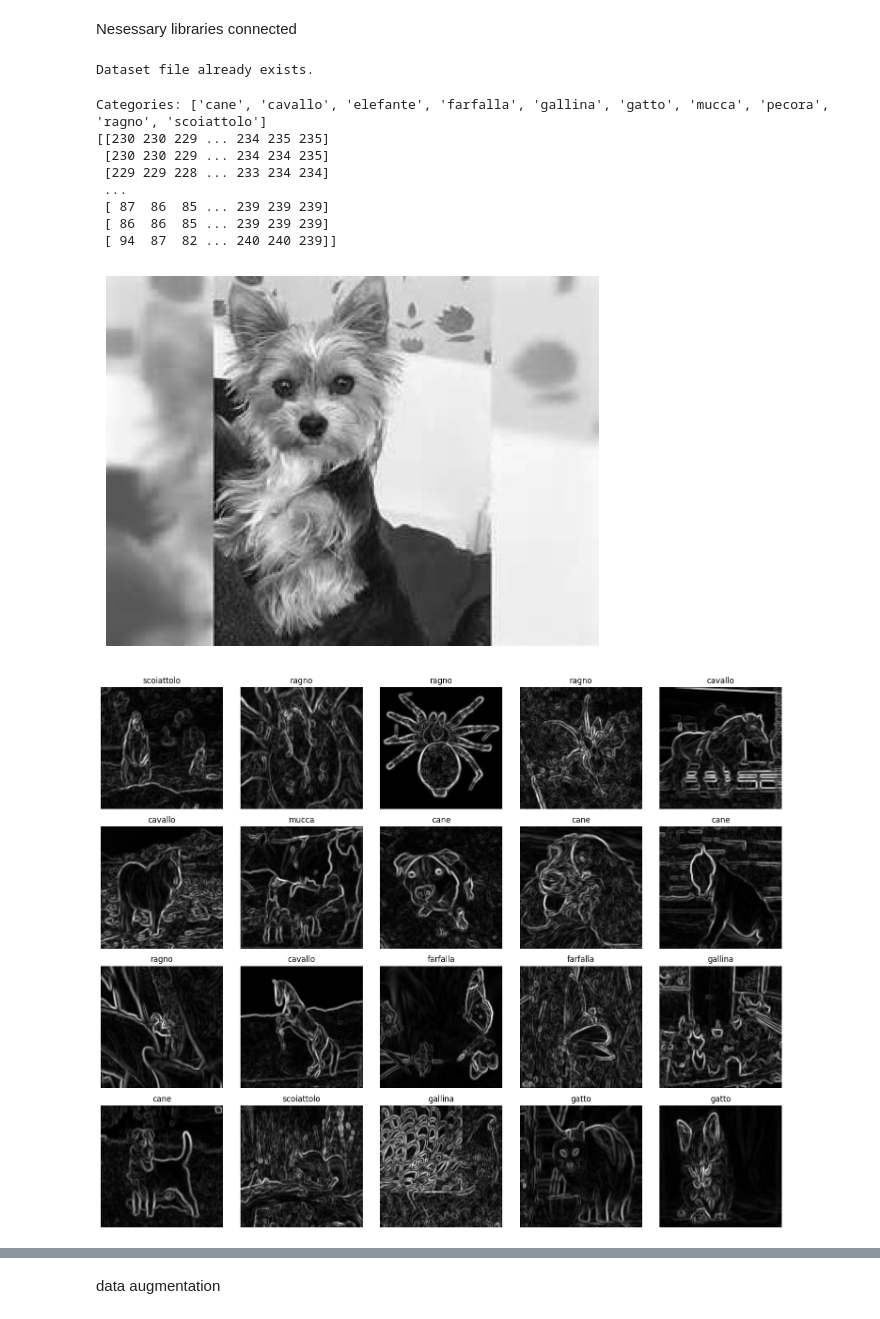
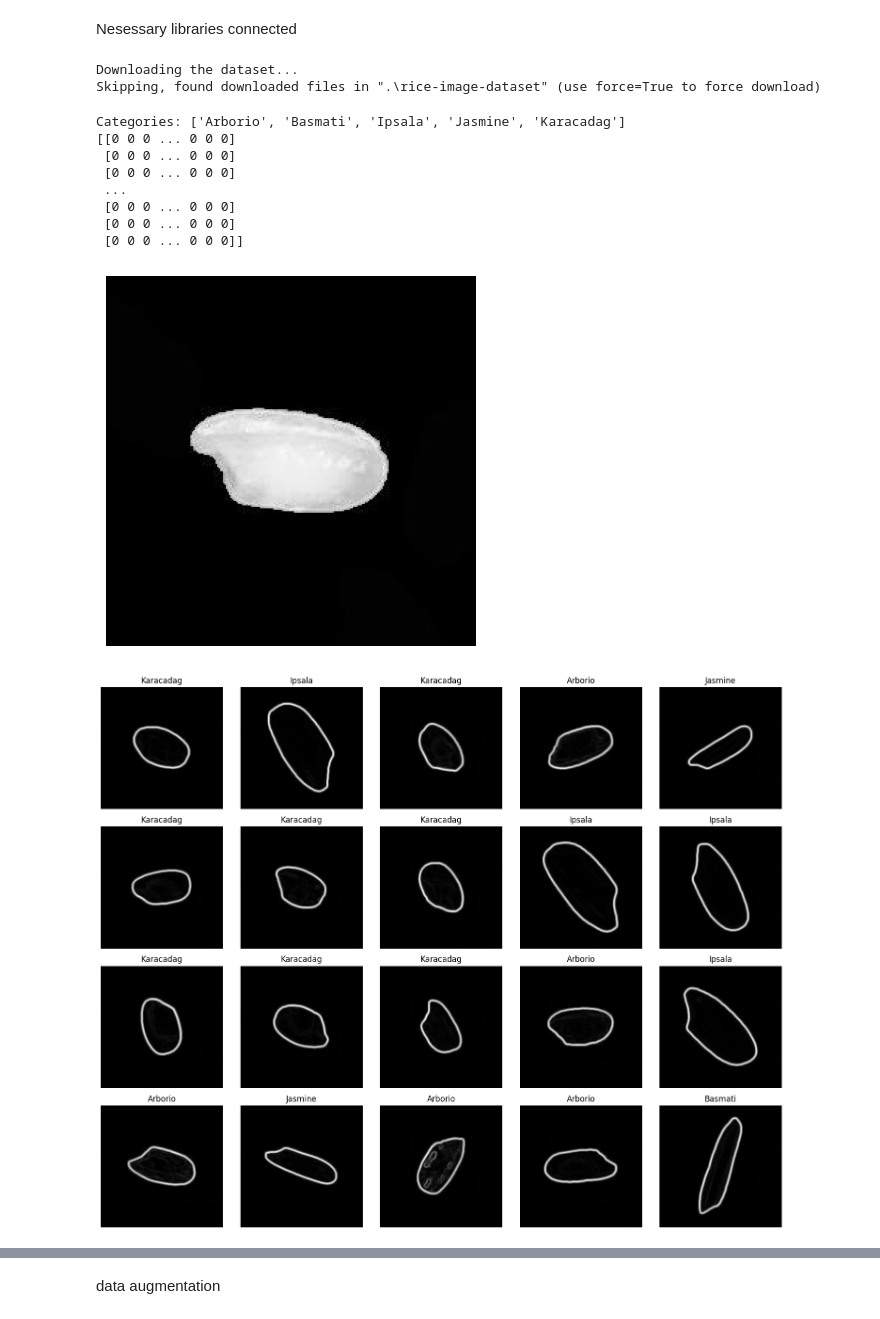
Before and after one commit to ItzInten/Image_Processing, a Jupyter notebook: ImageProcessing.ipynb, the cells around one changed output, grey strips where cells are left out. Saved outputs shown, nothing was run; the diff lists cells and outputs as text; code cells hidden in the pictures.

```diff
--- a/ImageProcessing.ipynb
+++ b/ImageProcessing.ipynb
@@ -10,41 +10,42 @@ import tensorflow as tf
 import random
 import opendatasets as od
 # %%
-filename = "animals10"
+filename = "Rice_Image_Dataset"
 if not os.path.exists(filename):
     print("Downloading the dataset...")
-    od.download("https://www.kaggle.com/datasets/alessiocorrado99/animals10")
+    od.download("https://www.kaggle.com/datasets/muratkokludataset/rice-image-dataset?select=Rice_Image_Dataset")
 else:
     print("Dataset file already exists.")
 # %% [output]
-Dataset file already exists.
+Downloading the dataset...
+Skipping, found downloaded files in ".\rice-image-dataset" (use force=True to force download)
 # %%
-directory = 'animals10/raw-img'
+directory = 'rice-image-dataset/Rice_Image_Dataset'
 
 categories = [folder for folder in os.listdir(directory) if os.path.isdir(os.path.join(directory, folder))]
 
 print("Categories:", categories)
 
 for cl in categories:
     path = os.path.join(directory, cl)
     for img_path in os.listdir(path):
         img = cv2.imread(os.path.join(path, img_path), cv2.IMREAD_GRAYSCALE)
         plt.imshow(img, cmap="gray")
         plt.axis('off')
         break
     break
 
 print(img)
 # %% [output]
-Categories: ['cane', 'cavallo', 'elefante', 'farfalla', 'gallina', 'gatto', 'mucca', 'pecora', 'ragno', 'scoiattolo']
-[[230 230 229 ... 234 235 235]
- [230 230 229 ... 234 234 235]
- [229 229 228 ... 233 234 234]
+Categories: ['Arborio', 'Basmati', 'Ipsala', 'Jasmine', 'Karacadag']
+[[0 0 0 ... 0 0 0]
+ [0 0 0 ... 0 0 0]
+ [0 0 0 ... 0 0 0]
  ...
- [ 87  86  85 ... 239 239 239]
- [ 86  86  85 ... 239 239 239]
- [ 94  87  82 ... 240 240 239]]
+ [0 0 0 ... 0 0 0]
+ [0 0 0 ... 0 0 0]
+ [0 0 0 ... 0 0 0]]
-[figure, old version]
+[figure, new version]
 # %%
 def image_preprocessing(img):
     img = cv2.GaussianBlur(img, (3, 3), 0) #Removing noise from the pictures (increased accuracy by 1 percent)
@@ -84,7 +85,7 @@ for i, (img, cls_num) in enumerate(animals[:num_display]):
 plt.tight_layout()
 plt.show()
 # %% [output]
-[figure, old version]
+[figure, new version]
 # %%
 x = []
 y = []
```
Also changed, not shown: parts of 2 cells of this notebook.
